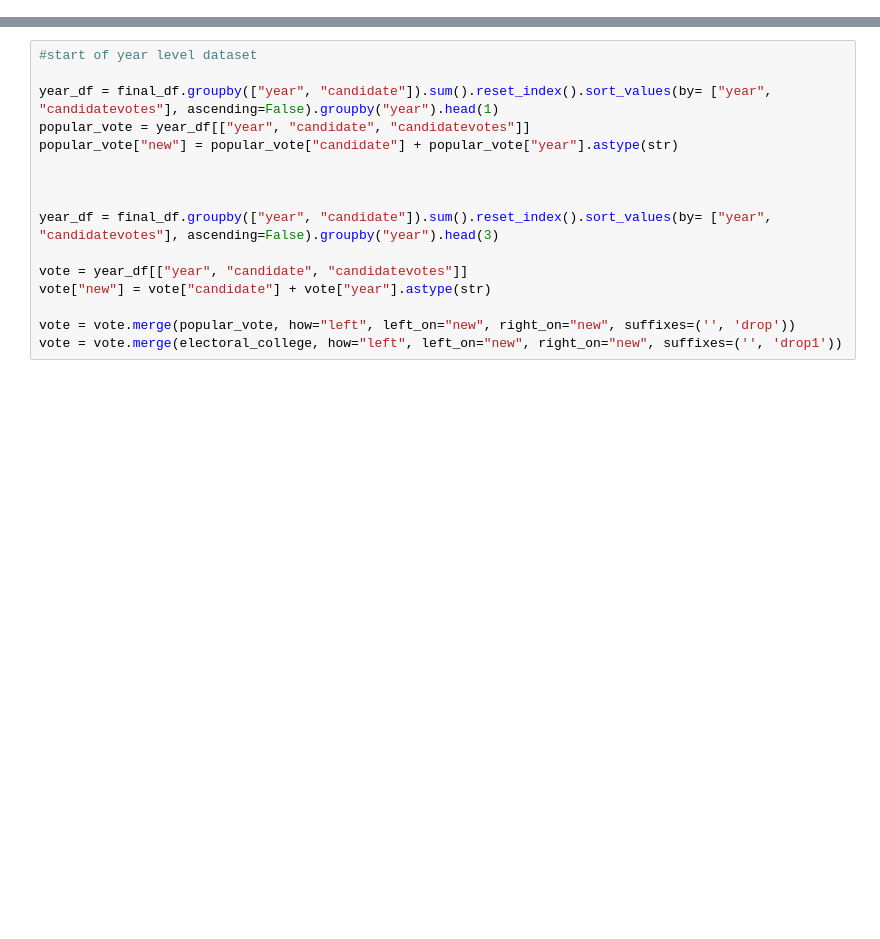
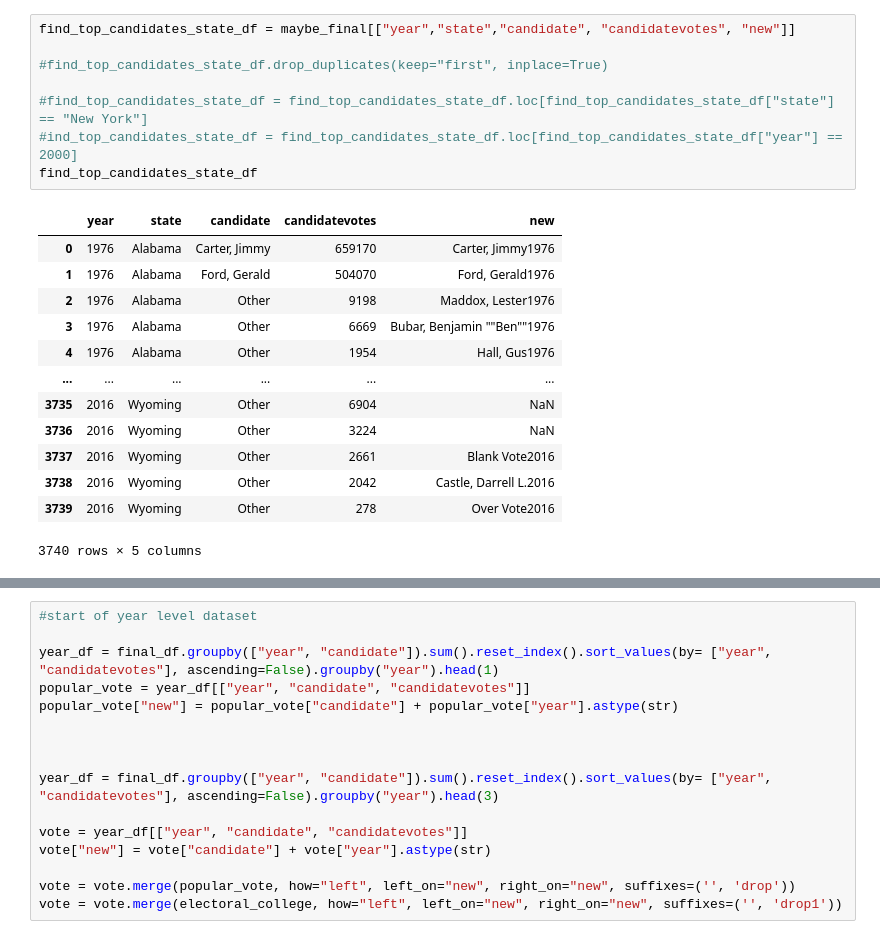
Before and after one commit to HBlockBeach/who_won_it, a Jupyter notebook: data/politics_data_raw.ipynb, the cells around one changed output, grey strips where cells are left out. Saved outputs shown, nothing was run; the diff lists cells and outputs as text; blank space fills up the shorter version.

```diff
--- a/data/politics_data_raw.ipynb
+++ b/data/politics_data_raw.ipynb
@@ -121,4 +183,26 @@ maybe_final
 | 3738 | 2016 | Wyoming | Other | constitution party | 2042 | 258788 | 429,682 | 3.0 | ... |
 | 3739 | 2016 | Wyoming | Other | NaN | 278 | 258788 | 429,682 | 3.0 | ... |
 3740 rows × 10 columns
+# %%
+find_top_candidates_state_df = maybe_final[["year","state","candidate", "candidatevotes", "new"]]
+
+#find_top_candidates_state_df.drop_duplicates(keep="first", inplace=True)
+
+#find_top_candidates_state_df = find_top_candidates_state_df.loc[find_top_candidates_state_df["state"] == "New York"]
+#ind_top_candidates_state_df = find_top_candidates_state_df.loc[find_top_candidates_state_df["year"] == 2000]
+find_top_candidates_state_df
+# %% [output]
+|  | year | state | candidate | candidatevotes | new |
+| 0 | 1976 | Alabama | Carter, Jimmy | 659170 | Carter, Jimmy1976 |
+| 1 | 1976 | Alabama | Ford, Gerald | 504070 | Ford, Gerald1976 |
+| 2 | 1976 | Alabama | Other | 9198 | Maddox, Lester1976 |
+| 3 | 1976 | Alabama | Other | 6669 | Bubar, Benjamin ""Ben""1976 |
+| 4 | 1976 | Alabama | Other | 1954 | Hall, Gus1976 |
+| ... | ... | ... | ... | ... | ... |
+| 3735 | 2016 | Wyoming | Other | 6904 | NaN |
+| 3736 | 2016 | Wyoming | Other | 3224 | NaN |
+| 3737 | 2016 | Wyoming | Other | 2661 | Blank Vote2016 |
+| 3738 | 2016 | Wyoming | Other | 2042 | Castle, Darrell L.2016 |
+| 3739 | 2016 | Wyoming | Other | 278 | Over Vote2016 |
+3740 rows × 5 columns
 # %%
```
Also changed, not shown: parts of 19 cells of this notebook.
